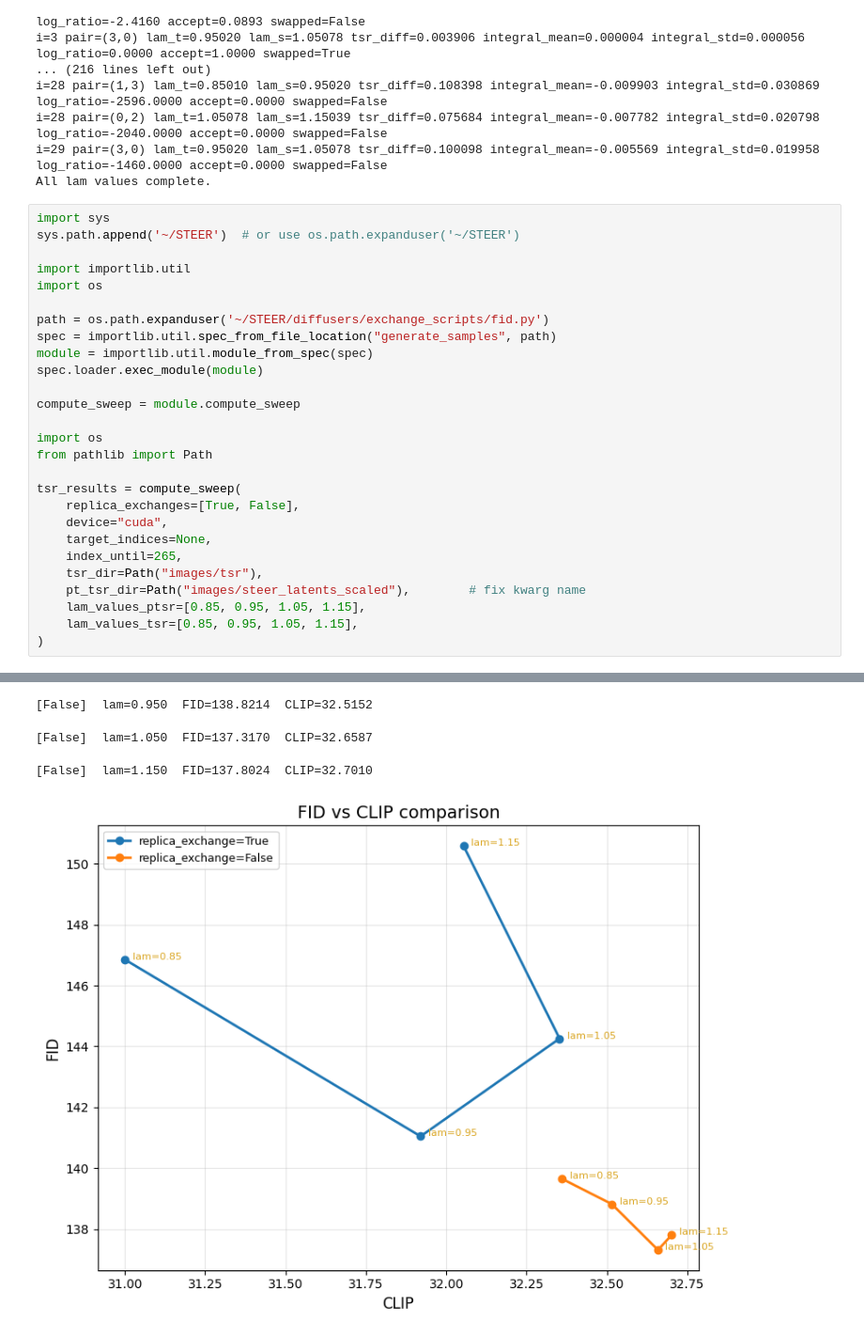
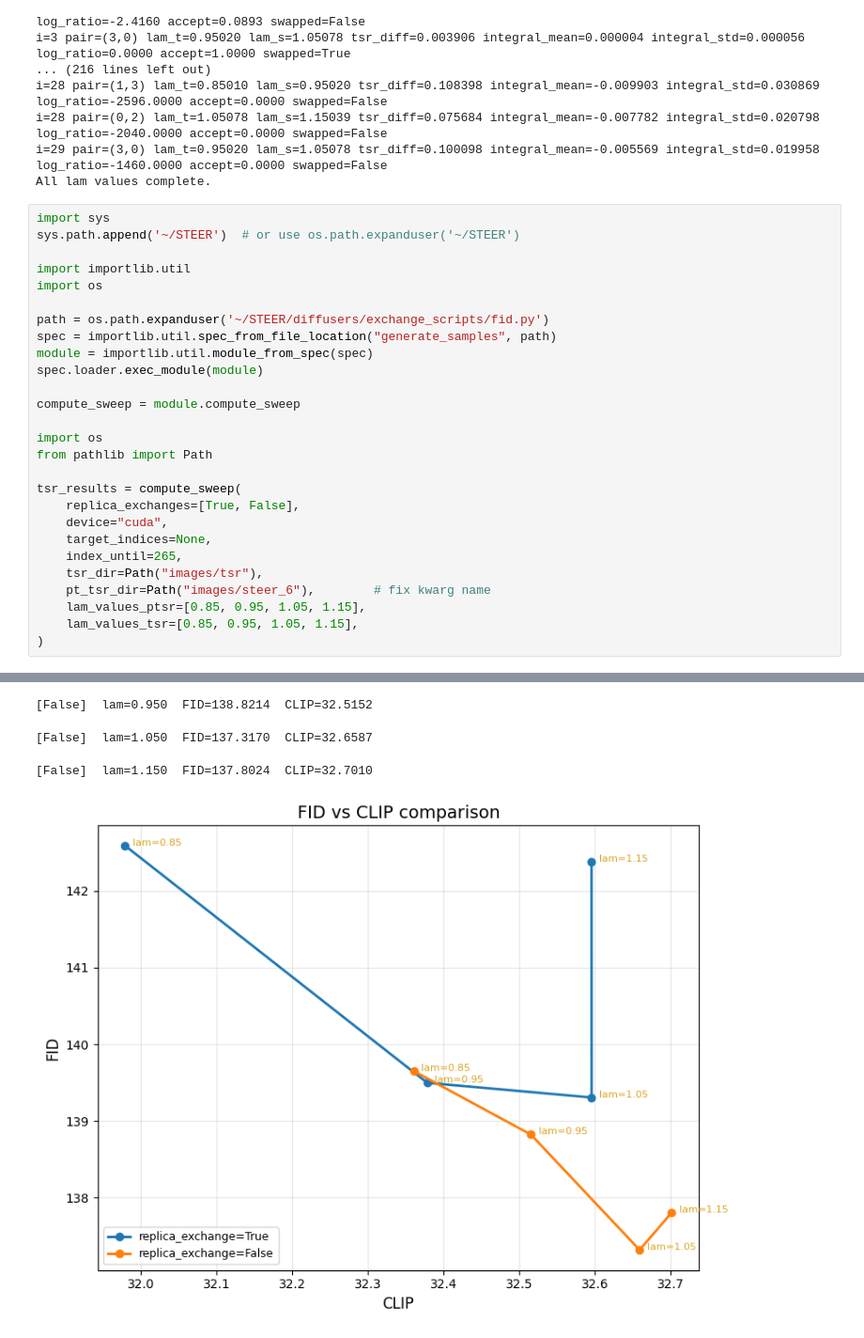
Before and after one commit to zoewus/STEER, a Jupyter notebook: notebooks/diffusers.ipynb, the cells around one changed output, grey strips where cells are left out. Shown at 94% size. Cells and saved outputs as stored; diff of their text form.

```diff
--- a/notebooks/diffusers.ipynb
+++ b/notebooks/diffusers.ipynb
@@ -44,7 +44,7 @@ tsr_results = compute_sweep(
     target_indices=None,
     index_until=265,
     tsr_dir=Path("images/tsr"),
-    pt_tsr_dir=Path("images/steer_latents_scaled"),        # fix kwarg name
+    pt_tsr_dir=Path("images/steer_6"),        # fix kwarg name
     lam_values_ptsr=[0.85, 0.95, 1.05, 1.15],
     lam_values_tsr=[0.85, 0.95, 1.05, 1.15],
 )
@@ -58,5 +58,5 @@ Real features computed from 265 images.
 [False]  lam=0.850  FID=139.6480  CLIP=32.3607
 [False]  lam=0.950  FID=138.8214  CLIP=32.5152
 [False]  lam=1.050  FID=137.3170  CLIP=32.6587
 [False]  lam=1.150  FID=137.8024  CLIP=32.7010
-[figure, old version]
+[figure, new version]
```
Also changed, not shown: parts of 1 cell of this notebook, 20 other files.
